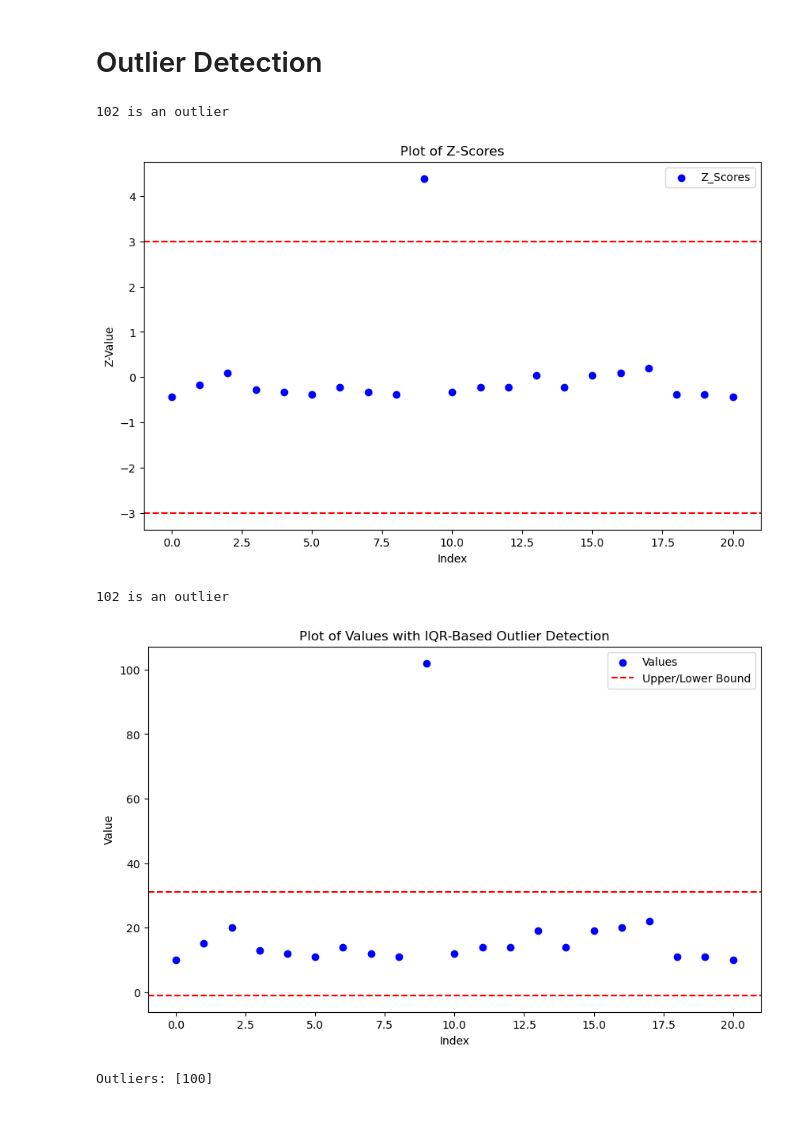
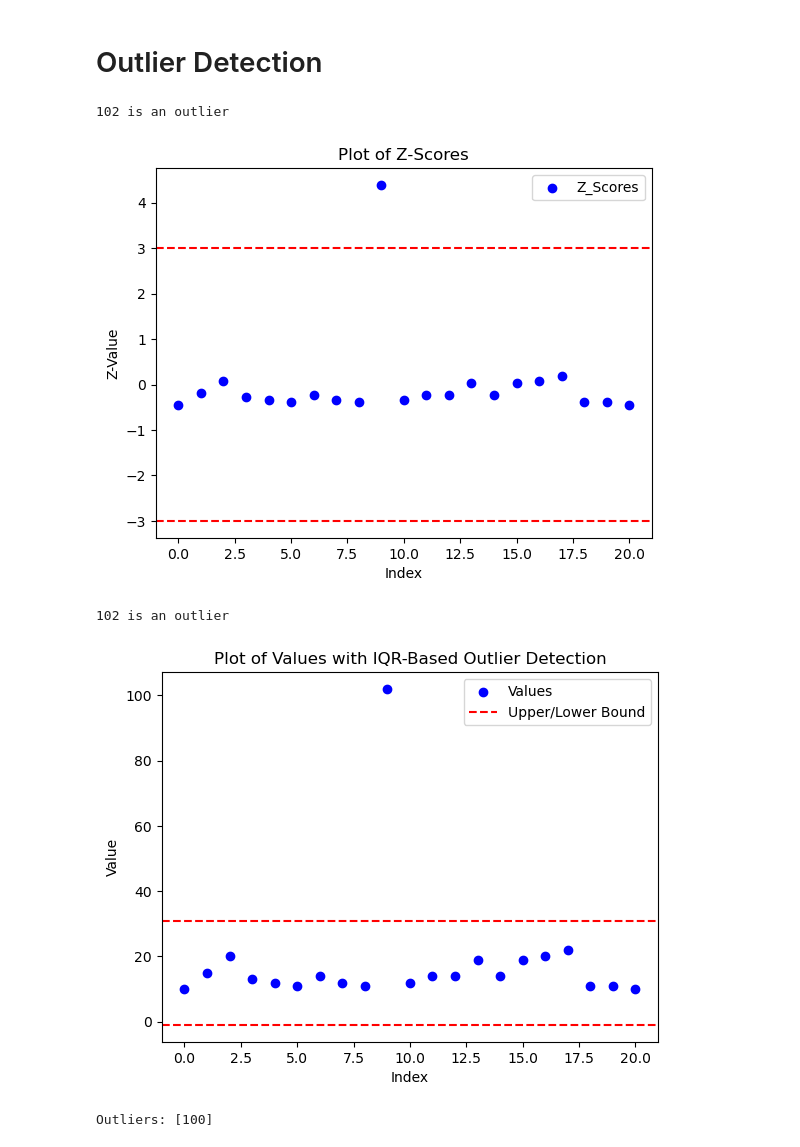
Before and after one commit to rjwrobel86/Python4Statistics, a Jupyter notebook: Notebooks/Outliers.ipynb, the cells around one changed output. Drawn from its saved outputs; the diff is of its cells as text; code cells hidden in the pictures; blank space fills up the shorter version.

```diff
--- a/Notebooks/Outliers.ipynb
+++ b/Notebooks/Outliers.ipynb
@@ -12,29 +12,28 @@ x_values = [10, 15, 20, 13, 12, 11, 14, 12, 11, 102, 12, 14, 14, 19, 14, 19, 20,
 # %%
 #Outlier Detection With Z-Scores
 #Decision Rule: Z > 3 or Z < -3 = Outlier
 mean = np.mean(x_values)
 stdev = np.std(x_values)
 
 z_scores = []
 
 for i in x_values:
     z = (i - mean) / stdev
     z_scores.append(z)
     if abs(z) >=3:
         print(f'{i} is an outlier')
 
-plt.figure(figsize=(10, 6))
 plt.scatter(np.arange(len(x_values)), z_scores, color='blue', label='Z_Scores')
 plt.axhline(y=3, color='red', linestyle='--')
 plt.axhline(y=-3, color='red', linestyle='--')
 plt.xlabel('Index')
 plt.ylabel('Z-Value')
 plt.title('Plot of Z-Scores')
 plt.legend()
 plt.show()
 # %% [output]
 102 is an outlier
-[figure, old version]
+[figure, new version]
 # %%
 #Outlier Detection With IQR
 #Decision Rule: < 1.5 x IQR below 1st quartile OR > 1.5 x IQR above 3rd quartile = Outlier
@@ -48,7 +47,6 @@ for i in x_values:
     if i > upper_bound or i < lower_bound:
         print(f'{i} is an outlier')
 
-plt.figure(figsize=(10, 6))
 plt.scatter(np.arange(len(x_values)), x_values, color='blue', label='Values')
 plt.axhline(y=upper_bound, color='red', linestyle='--', label='Upper/Lower Bound')
 plt.axhline(y=lower_bound, color='red', linestyle='--')
@@ -59,7 +57,7 @@ plt.legend()
 plt.show()
 # %% [output]
 102 is an outlier
-[figure, old version]
+[figure, new version]
 # %%
 import numpy as np
 
```
Also changed, not shown: parts of 1 cell of this notebook, 9 other files.
